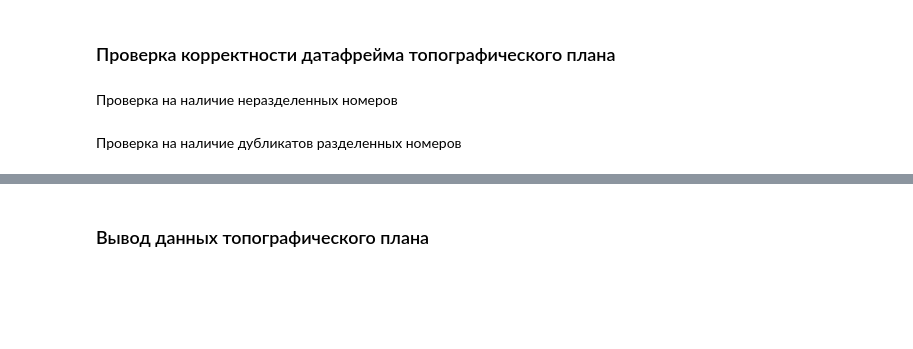
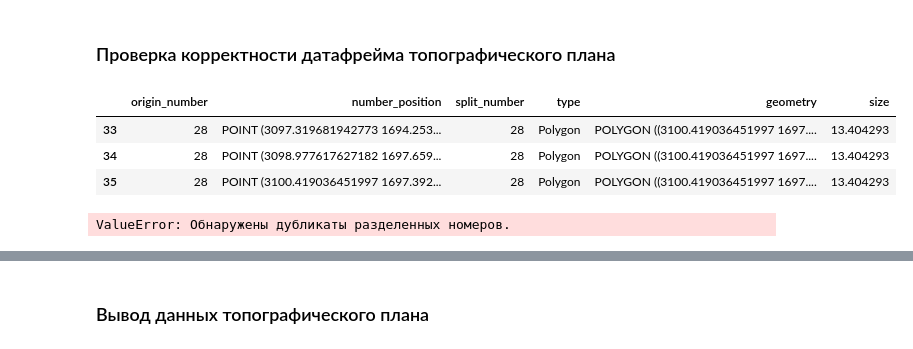
Before and after one commit to maxmyslivets/TaxationMaster, a Jupyter notebook: TaxationTool.ipynb, the cells around one changed output, grey strips where cells are left out. Saved outputs shown, nothing was run; the diff lists cells and outputs as text; code cells hidden in the pictures; blank space fills up the shorter version.

```diff
--- a/TaxationTool.ipynb
+++ b/TaxationTool.ipynb
@@ -67,5 +67,3 @@ memory usage: 1.5+ KB
 # %% [markdown]
 ### Проверка корректности датафрейма топографического плана
-# %% [markdown]
-Проверка на наличие неразделенных номеров
 # %%
@@ -75,2 +79,0 @@ if topographic_plan["split_number"].isna().sum() > 1:
-# %% [markdown]
-Проверка на наличие дубликатов разделенных номеров
@@ -81,0 +80,18 @@ if any(duplicated_slit_numbers):
+# %%
+def test_duplicated_slit_number() -> None:
+    """
+    Проверка на наличие дубликатов разделенных номеров
+    :return: None
+    """
+    duplicated_slit_numbers = topographic_plan.duplicated(subset=['split_number'], keep=False)
+    if any(duplicated_slit_numbers):
+        display(topographic_plan[duplicated_slit_numbers])
+        raise ValueError(f"Обнаружены дубликаты разделенных номеров.")
+
+test_duplicated_slit_number()
+# %% [output]
+|  | origin_number | number_position | split_number | type | geometry | size |
+| 33 | 28 | POINT (3097.319681942773 1694.253... | 28 | Polygon | POLYGON ((3100.419036451997 1697.... | 13.404293 |
+| 34 | 28 | POINT (3098.977617627182 1697.659... | 28 | Polygon | POLYGON ((3100.419036451997 1697.... | 13.404293 |
+| 35 | 28 | POINT (3100.419036451997 1697.392... | 28 | Polygon | POLYGON ((3100.419036451997 1697.... | 13.404293 |
+ValueError: Обнаружены дубликаты разделенных номеров.
```
Also changed, not shown: parts of 14 cells of this notebook, 1 other file.
